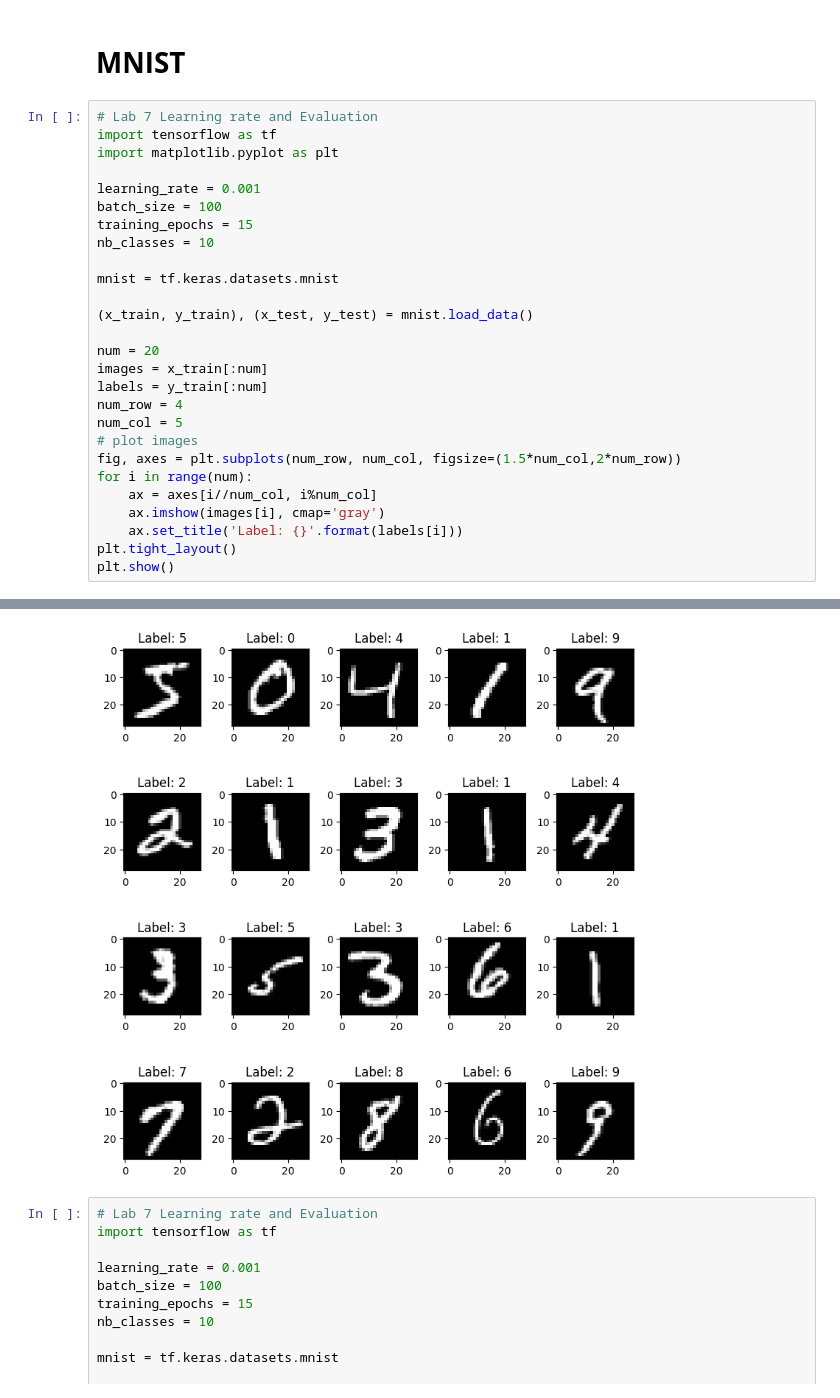
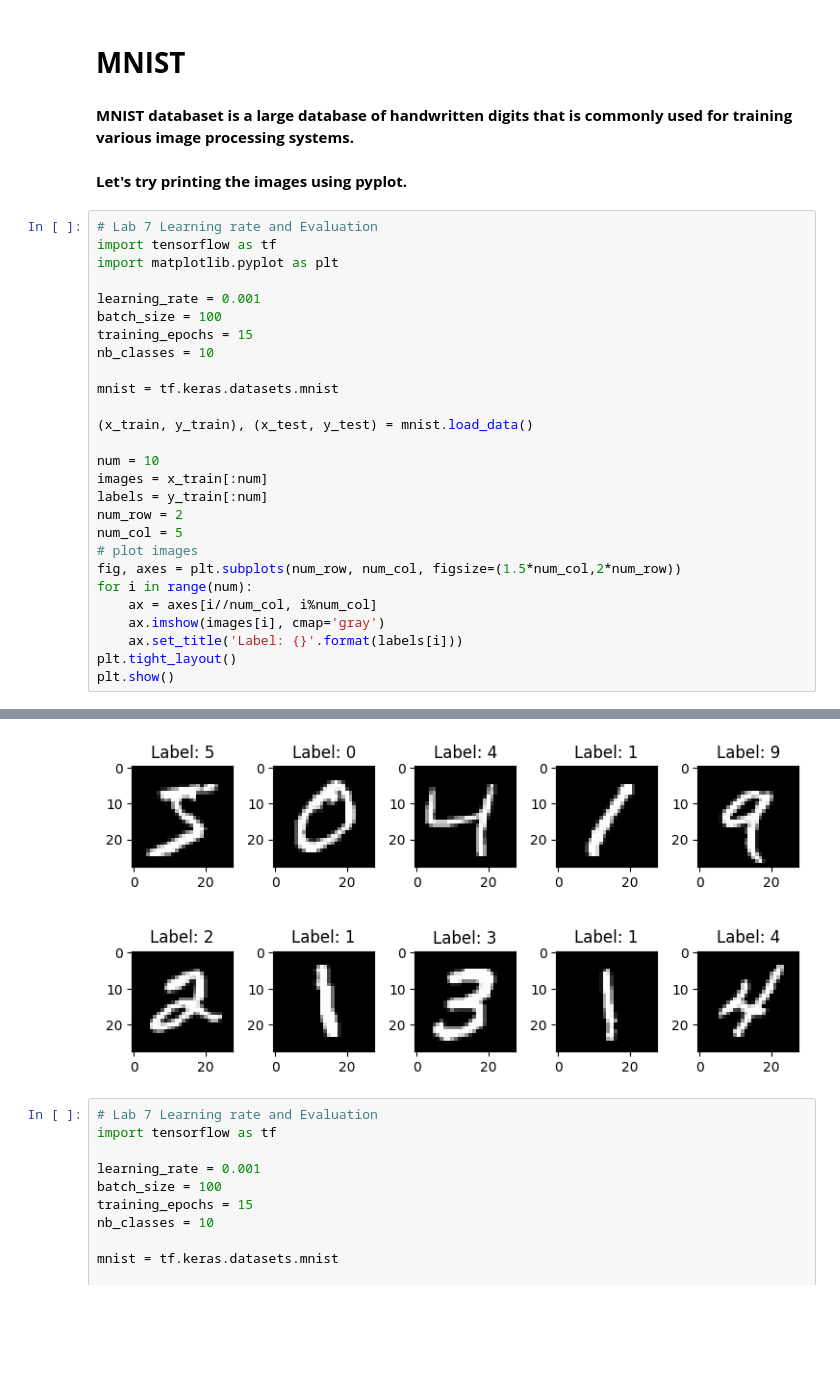
Before and after one commit to WONYOUNG-SONG/DeepLearningTensorFlow2, a Jupyter notebook: Lab10_MNIST.ipynb, the cells around one changed output, grey strips where cells are left out. Saved outputs shown, nothing was run; the diff lists cells and outputs as text; blank space fills up the shorter version.

```diff
--- a/Lab10_MNIST.ipynb
+++ b/Lab10_MNIST.ipynb
@@ -78,6 +78,10 @@ f(x) = max(0.01x,x)
 $$
 # %% [markdown]
 # **MNIST**
+# %% [markdown]
+**MNIST databaset is a large database of handwritten digits that is commonly used for training various image processing systems.**
+# %% [markdown]
+**Let's try printing the images using pyplot.**
 # %%
 # Lab 7 Learning rate and Evaluation
 import tensorflow as tf
@@ -92,10 +96,10 @@ mnist = tf.keras.datasets.mnist
 
 (x_train, y_train), (x_test, y_test) = mnist.load_data()
 
-num = 20
+num = 10
 images = x_train[:num]
 labels = y_train[:num]
-num_row = 4
+num_row = 2
 num_col = 5
 # plot images
 fig, axes = plt.subplots(num_row, num_col, figsize=(1.5*num_col,2*num_row))
@@ -109,4 +115,4 @@ plt.show()
-[figure, old version]
+[figure, new version]
 # %%
 # Lab 7 Learning rate and Evaluation
 import tensorflow as tf
```
Also changed, not shown: parts of 6 cells of this notebook.
